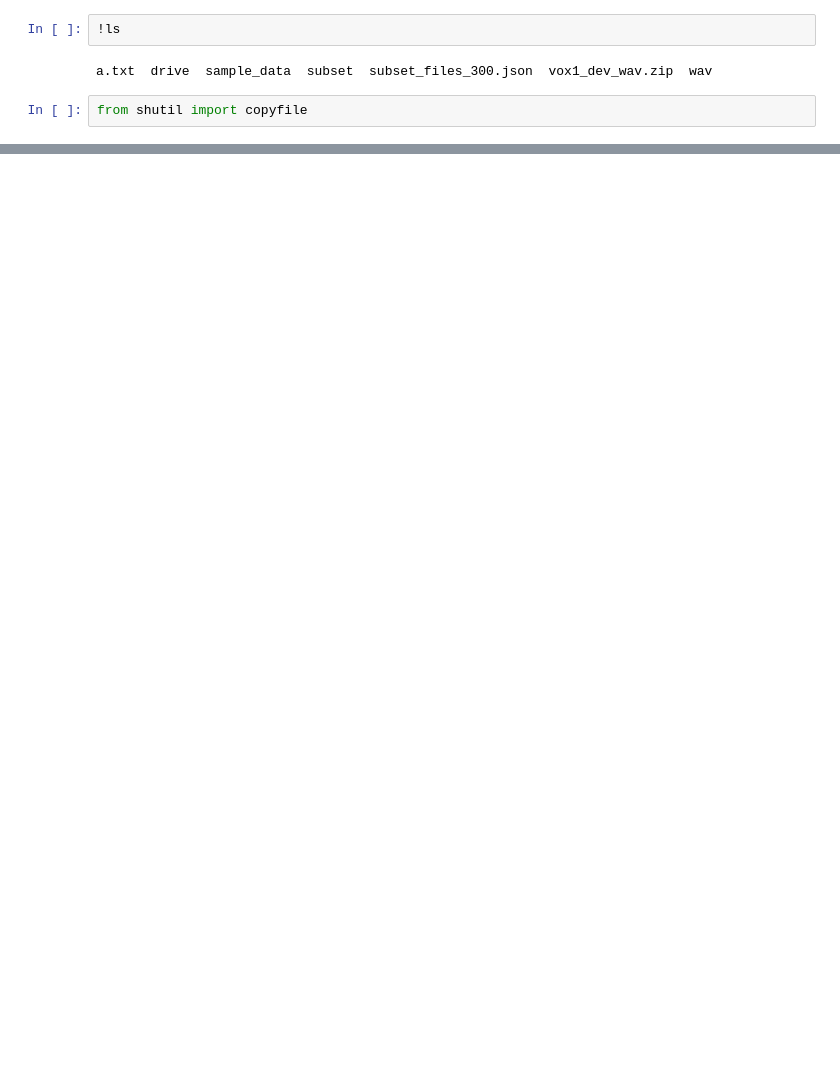
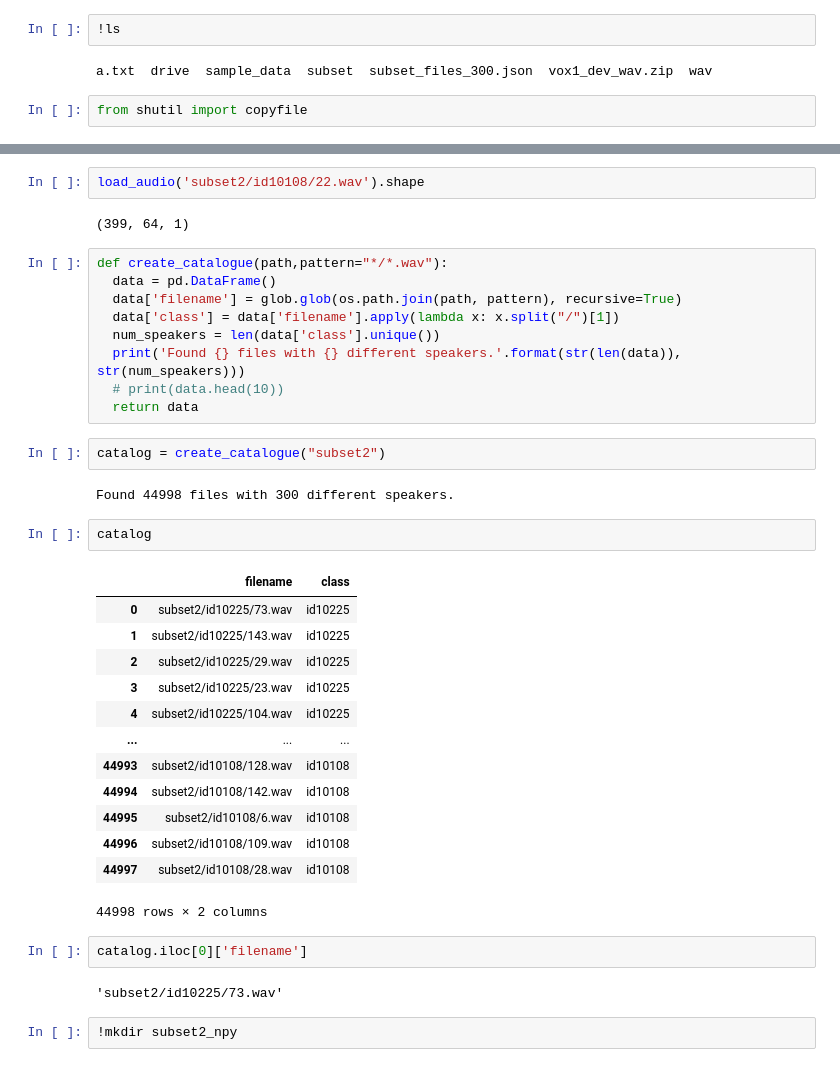
Before and after one commit to rachit-shah/ADBI-projects, a Jupyter notebook: Speaker_Recognition.ipynb, the cells around one changed output, grey strips where cells are left out. Saved outputs shown, nothing was run; the diff lists cells and outputs as text; blank space fills up the shorter version.

```diff
--- a/Speaker_Recognition.ipynb
+++ b/Speaker_Recognition.ipynb
@@ -150,0 +197,39 @@ for classid, files in subset_train_dict.items():
+# %%
+load_audio('subset2/id10108/22.wav').shape
+# %% [output]
+(399, 64, 1)
+# %%
+def create_catalogue(path,pattern="*/*.wav"):
+  data = pd.DataFrame()
+  data['filename'] = glob.glob(os.path.join(path, pattern), recursive=True)
+  data['class'] = data['filename'].apply(lambda x: x.split("/")[1])
+  num_speakers = len(data['class'].unique())
+  print('Found {} files with {} different speakers.'.format(str(len(data)), str(num_speakers)))
+  # print(data.head(10))
+  return data
+# %%
+catalog = create_catalogue("subset2")
+# %% [output]
+Found 44998 files with 300 different speakers.
+# %%
+catalog
+# %% [output]
+|  | filename | class |
+| 0 | subset2/id10225/73.wav | id10225 |
+| 1 | subset2/id10225/143.wav | id10225 |
+| 2 | subset2/id10225/29.wav | id10225 |
+| 3 | subset2/id10225/23.wav | id10225 |
+| 4 | subset2/id10225/104.wav | id10225 |
+| ... | ... | ... |
+| 44993 | subset2/id10108/128.wav | id10108 |
+| 44994 | subset2/id10108/142.wav | id10108 |
+| 44995 | subset2/id10108/6.wav | id10108 |
+| 44996 | subset2/id10108/109.wav | id10108 |
+| 44997 | subset2/id10108/28.wav | id10108 |
+44998 rows × 2 columns
+# %%
+catalog.iloc[0]['filename']
+# %% [output]
+'subset2/id10225/73.wav'
+# %%
+!mkdir subset2_npy
```
Also changed, not shown: parts of 22 cells of this notebook.
